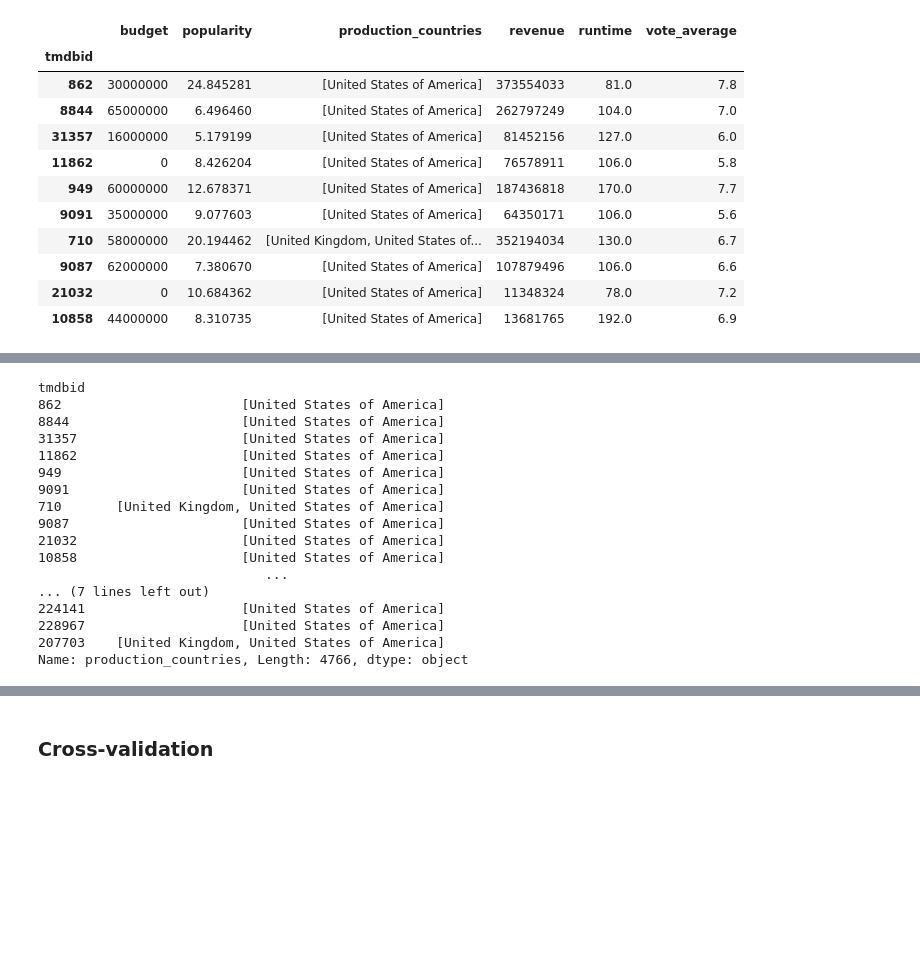
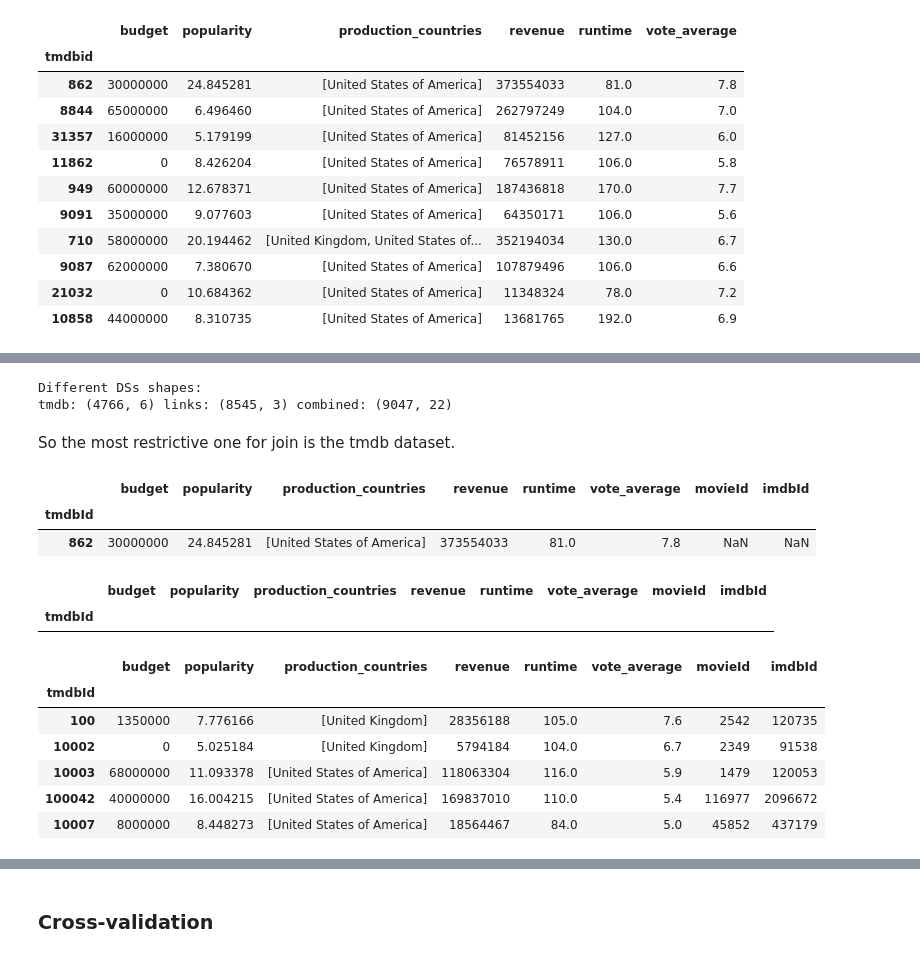
Before and after one commit to Alfonsogar/master_ds_project, a Jupyter notebook: Movielens.ipynb, the cells around one changed output, grey strips where cells are left out. Saved outputs shown, nothing was run; the diff lists cells and outputs as text; code cells hidden in the pictures; blank space fills up the shorter version.

```diff
--- a/Movielens.ipynb
+++ b/Movielens.ipynb
@@ -692,22 +694,37 @@ tmdb['production_countries'][6][1]
-# %%
-tmdb['production_countries'] = Serie
-# %%
-Serie
-# %% [output]
-tmdbid
-862                       [United States of America]
-8844                      [United States of America]
-31357                     [United States of America]
-11862                     [United States of America]
-949                       [United States of America]
-9091                      [United States of America]
-710       [United Kingdom, United States of America]
-9087                      [United States of America]
-21032                     [United States of America]
-10858                     [United States of America]
-                             ...
-... (7 lines left out)
-224141                    [United States of America]
-228967                    [United States of America]
-207703    [United Kingdom, United States of America]
-Name: production_countries, Length: 4766, dtype: object
+# %%
+print("Different DSs shapes:\ntmdb: %s links: %s combined: %s" % (tmdb.shape, links.shape, combined.shape))
+# %% [output]
+Different DSs shapes:
+tmdb: (4766, 6) links: (8545, 3) combined: (9047, 22)
+# %% [markdown]
+So the most restrictive one for join is the tmdb dataset.
+# %%
+def trimmer_float(entrada):
+    entrada = entrada.replace(".0", "")
+    return entrada
+
+links['tmdbId'] = links['tmdbId'].apply(trimmer_float)
+aux.index.names = ['tmdbId']
+# %%
+aux = tmdb.join(links.set_index('tmdbId'), rsuffix="_links")
+# %%
+aux[pd.isnull(aux['movieId'])]
+# %% [output]
+|  | budget | popularity | production_countries | revenue | runtime | vote_average | movieId | imdbId |
+| tmdbId |  |  |  |  |  |  |  |  |
+| 862 | 30000000 | 24.845281 | [United States of America] | 373554033 | 81.0 | 7.8 | NaN | NaN |
+# %%
+aux.drop('862', axis=0, inplace=True)
+# %% [output]
+|  | budget | popularity | production_countries | revenue | runtime | vote_average | movieId | imdbId |
+| tmdbId |  |  |  |  |  |  |  |  |
+# %%
+aux.head()
+# %% [output]
+|  | budget | popularity | production_countries | revenue | runtime | vote_average | movieId | imdbId |
+| tmdbId |  |  |  |  |  |  |  |  |
+| 100 | 1350000 | 7.776166 | [United Kingdom] | 28356188 | 105.0 | 7.6 | 2542 | 120735 |
+| 10002 | 0 | 5.025184 | [United Kingdom] | 5794184 | 104.0 | 6.7 | 2349 | 91538 |
+| 10003 | 68000000 | 11.093378 | [United States of America] | 118063304 | 116.0 | 5.9 | 1479 | 120053 |
+| 100042 | 40000000 | 16.004215 | [United States of America] | 169837010 | 110.0 | 5.4 | 116977 | 2096672 |
+| 10007 | 8000000 | 8.448273 | [United States of America] | 18564467 | 84.0 | 5.0 | 45852 | 437179 |
```
Also changed, not shown: parts of 15 cells of this notebook.
